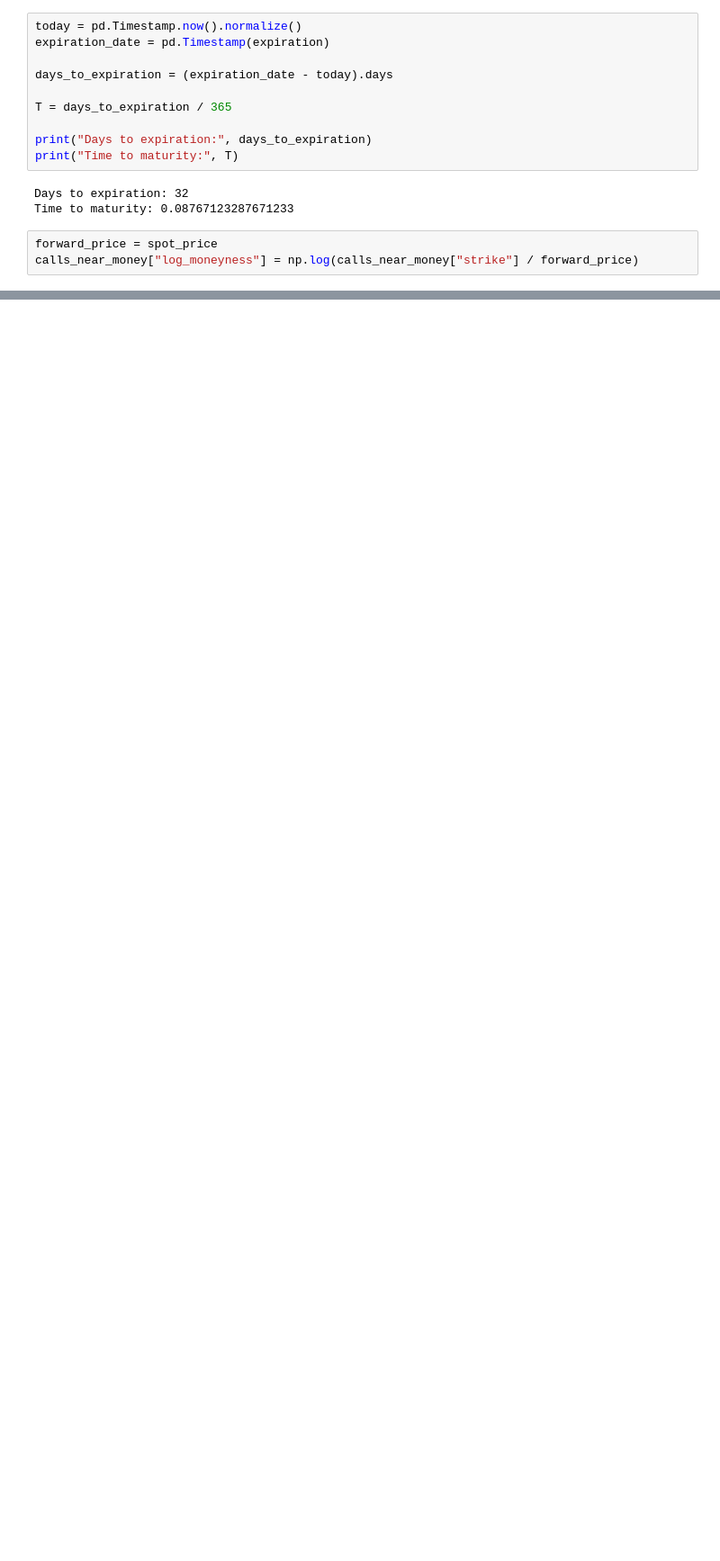
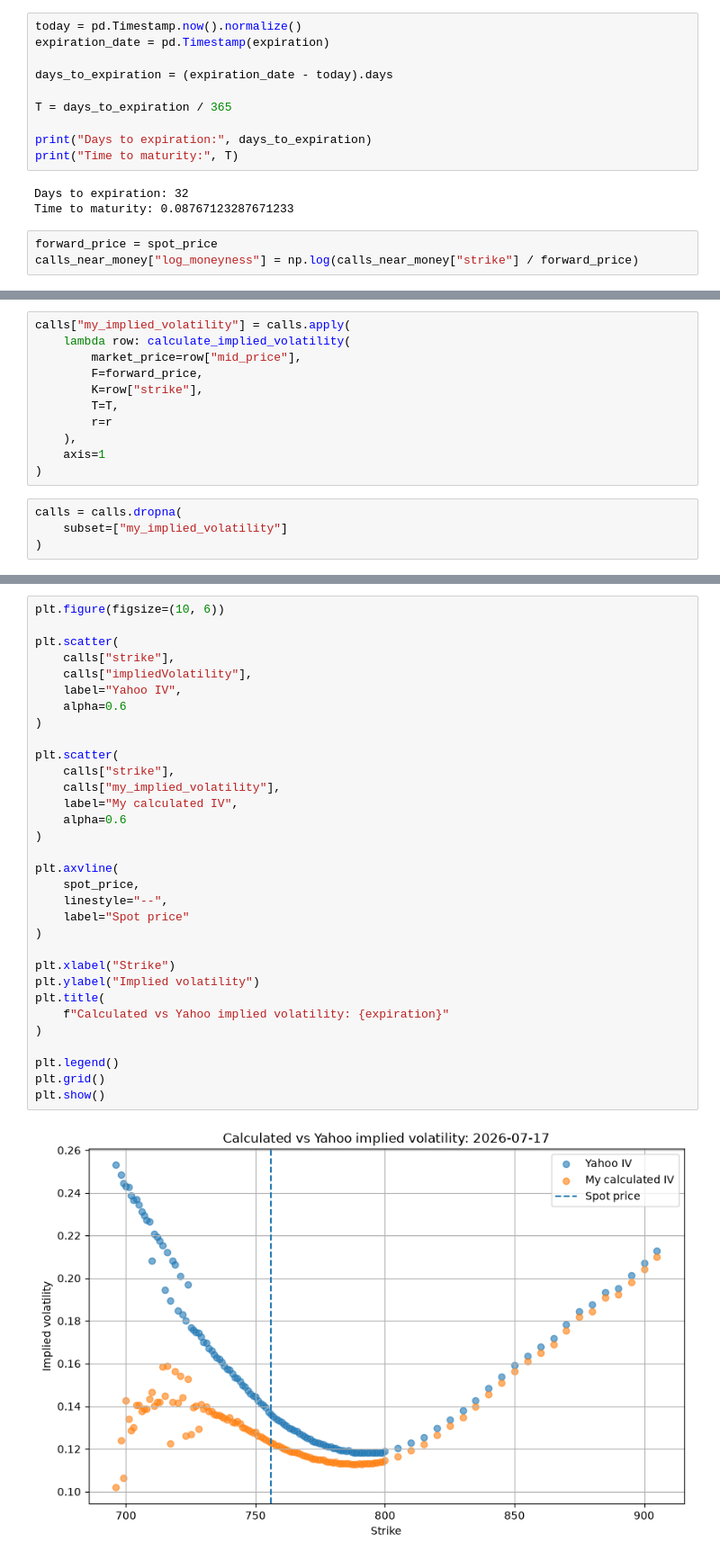
Before and after one commit to dmitrybudreyka/Quant_finance_nootebooks, a Jupyter notebook: implied_volatility_surface_project/estimation_of_an_OTC_opt.ipynb, the cells around one changed output, grey strips where cells are left out. Shown at 90% size. Saved outputs shown, nothing was run; the diff lists cells and outputs as text; blank space fills up the shorter version.

```diff
--- a/implied_volatility_surface_project/estimation_of_an_OTC_opt.ipynb
+++ b/implied_volatility_surface_project/estimation_of_an_OTC_opt.ipynb
@@ -267,0 +303,15 @@ figure.show()
+# %%
+calls["my_implied_volatility"] = calls.apply(
+    lambda row: calculate_implied_volatility(
+        market_price=row["mid_price"],
+        F=forward_price,
+        K=row["strike"],
+        T=T,
+        r=r
+    ),
+    axis=1
+)
+# %%
+calls = calls.dropna(
+    subset=["my_implied_volatility"]
+)
@@ -267,0 +339,34 @@ figure.show()
+# %%
+plt.figure(figsize=(10, 6))
+
+plt.scatter(
+    calls["strike"],
+    calls["impliedVolatility"],
+    label="Yahoo IV",
+    alpha=0.6
+)
+
+plt.scatter(
+    calls["strike"],
+    calls["my_implied_volatility"],
+    label="My calculated IV",
+    alpha=0.6
+)
+
+plt.axvline(
+    spot_price,
+    linestyle="--",
+    label="Spot price"
+)
+
+plt.xlabel("Strike")
+plt.ylabel("Implied volatility")
+plt.title(
+    f"Calculated vs Yahoo implied volatility: {expiration}"
+)
+
+plt.legend()
+plt.grid()
+plt.show()
+# %% [output]
+[figure, added]
```
Also changed, not shown: parts of 22 cells of this notebook.
